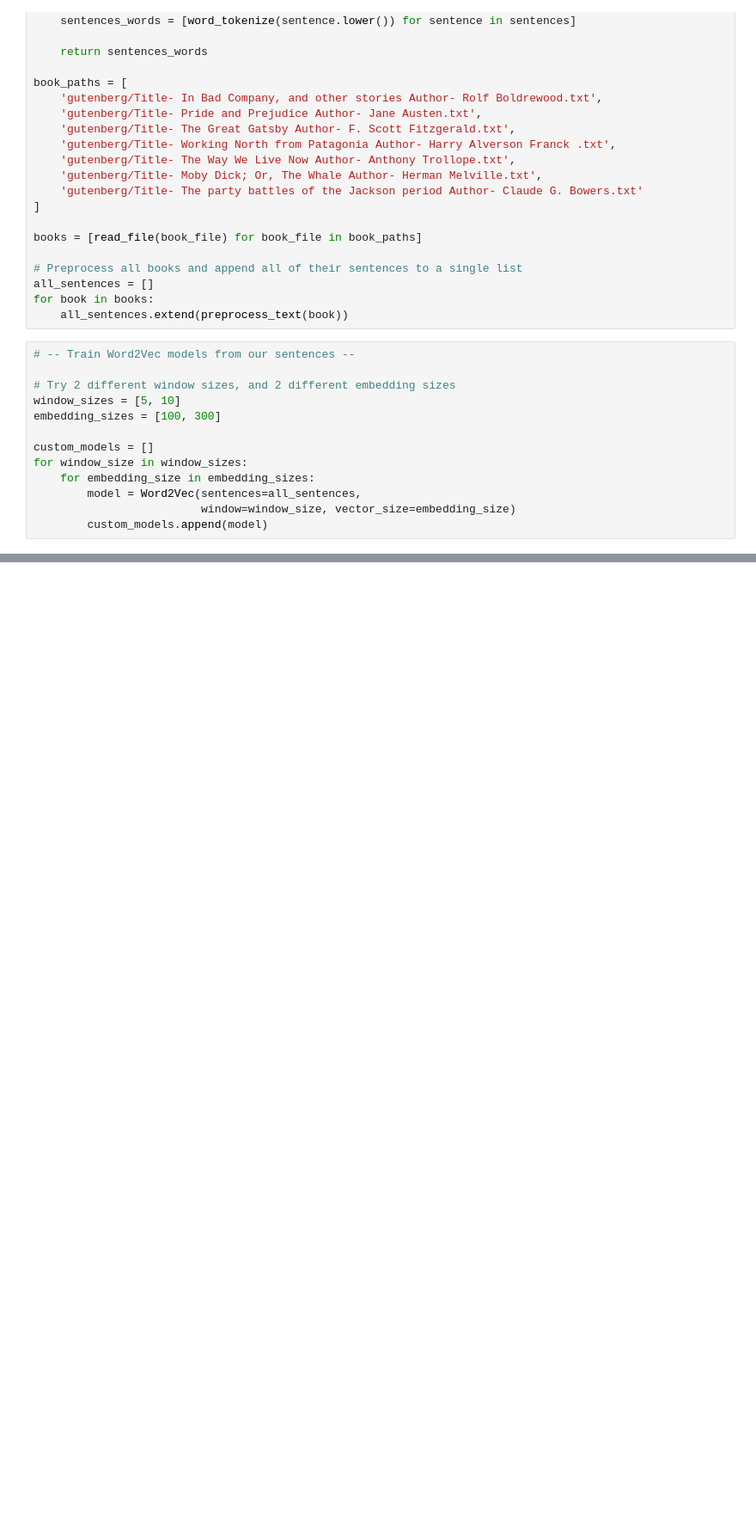
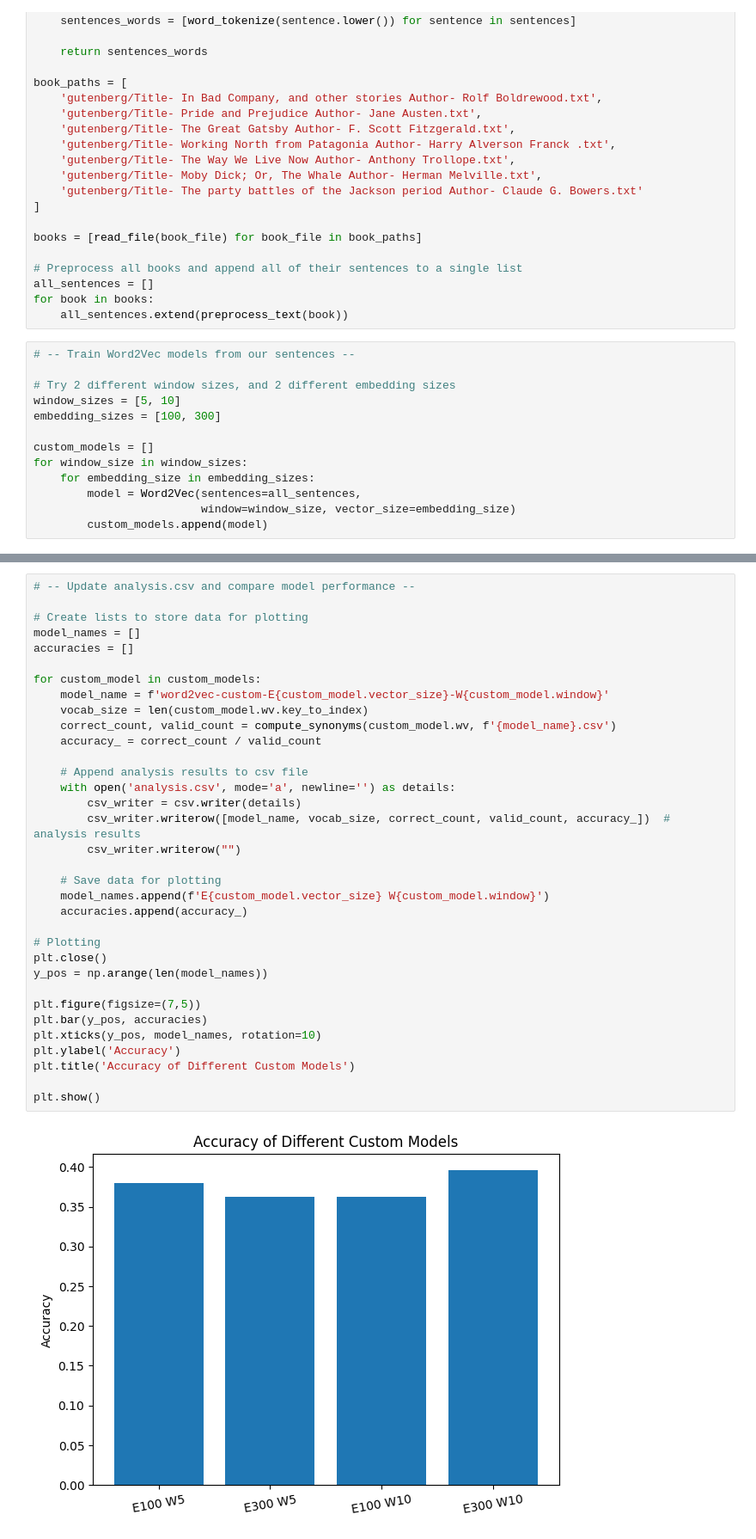
Before and after one commit to SarahMucci0312/COMP472-A2, a Jupyter notebook: a2.ipynb, the cells around one changed output, grey strips where cells are left out. Shown at 86% size. Saved outputs shown, nothing was run; the diff lists cells and outputs as text; blank space fills up the shorter version.

Commit message:
Compare custom models performance for Task 3

```diff
--- a/a2.ipynb
+++ b/a2.ipynb
@@ -657,0 +646,36 @@ for custom_model in custom_models:
+# %%
+# -- Update analysis.csv and compare model performance --
+
+# Create lists to store data for plotting
+model_names = []
+accuracies = []
+
+for custom_model in custom_models:
+    model_name = f'word2vec-custom-E{custom_model.vector_size}-W{custom_model.window}'
+    vocab_size = len(custom_model.wv.key_to_index)
+    correct_count, valid_count = compute_synonyms(custom_model.wv, f'{model_name}.csv')
+    accuracy_ = correct_count / valid_count
+
+    # Append analysis results to csv file
+    with open('analysis.csv', mode='a', newline='') as details:
+        csv_writer = csv.writer(details)
+        csv_writer.writerow([model_name, vocab_size, correct_count, valid_count, accuracy_])  # analysis results
+        csv_writer.writerow("")
+
+    # Save data for plotting
+    model_names.append(f'E{custom_model.vector_size} W{custom_model.window}')
+    accuracies.append(accuracy_)
+
+# Plotting
+plt.close()
+y_pos = np.arange(len(model_names))
+
+plt.figure(figsize=(7,5))
+plt.bar(y_pos, accuracies)
+plt.xticks(y_pos, model_names, rotation=10)
+plt.ylabel('Accuracy')
+plt.title('Accuracy of Different Custom Models')
+
+plt.show()
+# %% [output]
+[figure, added]
```
Also changed, not shown: parts of 1 cell of this notebook.
